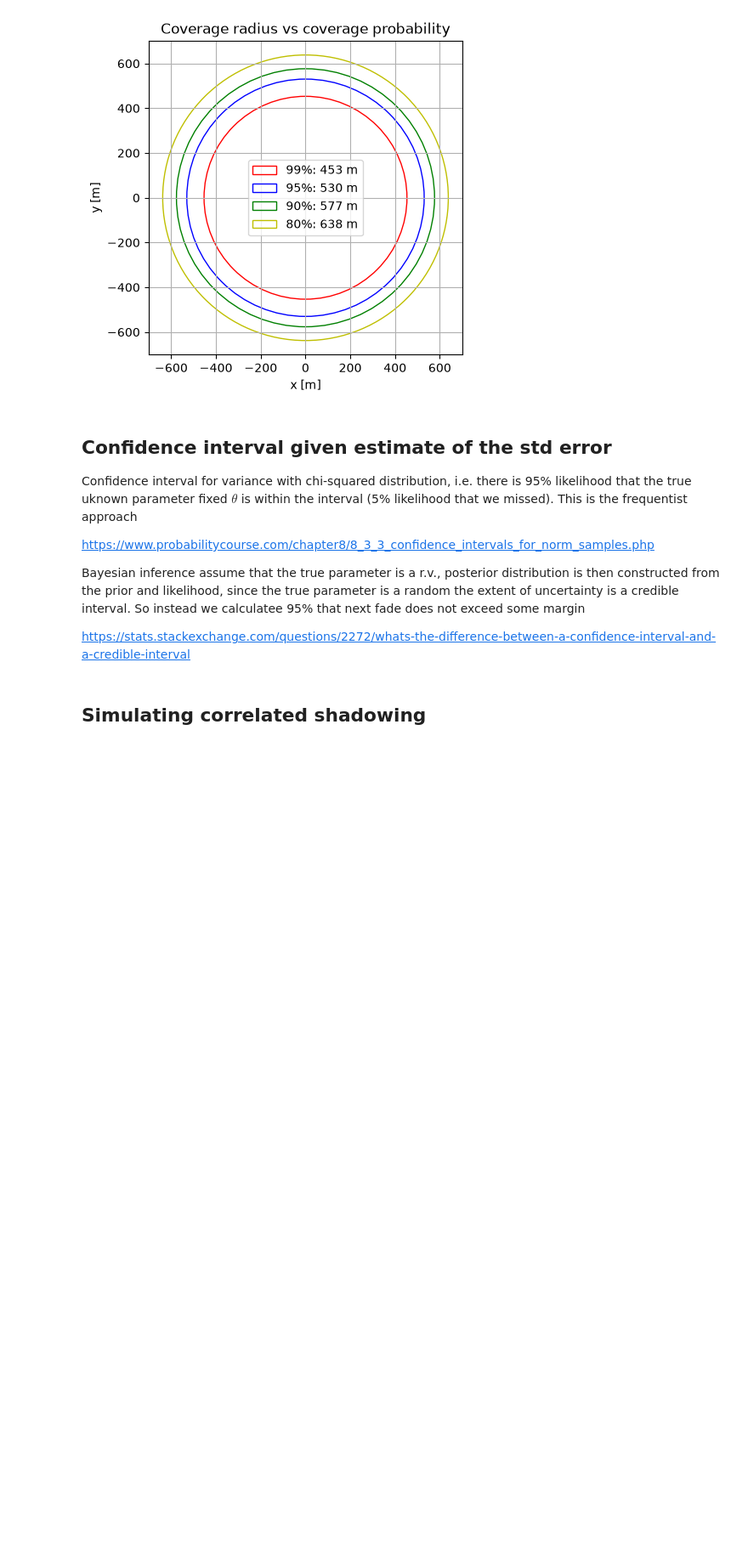
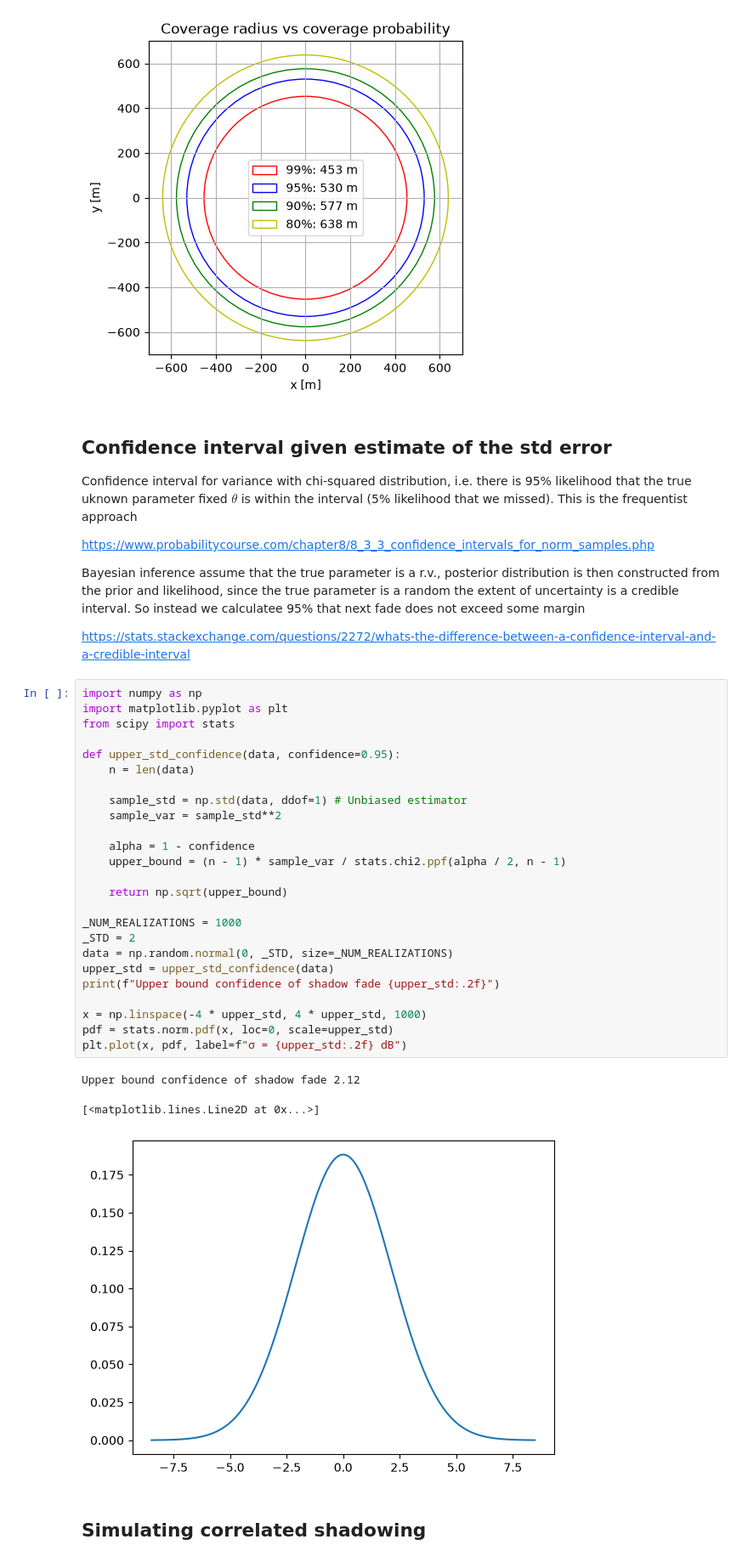
Before and after one commit to CKjaer/district-heating-multihop-sim, a Jupyter notebook: framework/shadowing.ipynb, the cells around one changed output. Shown at 85% size. Saved outputs shown, nothing was run; the diff lists cells and outputs as text; blank space fills up the shorter version.

Commit message:
Update shadow notebook with variance confidence estimation

```diff
--- a/framework/shadowing.ipynb
+++ b/framework/shadowing.ipynb
@@ -99,6 +99,35 @@ https://www.probabilitycourse.com/chapter8/8_3_3_confidence_intervals_for_norm_s
 Bayesian inference assume that the true parameter is a r.v., posterior distribution is then constructed from the prior and likelihood, since the true parameter is a random the extent of uncertainty is a credible interval. So instead we calculatee 95% that next fade does not exceed some margin
 
 https://stats.stackexchange.com/questions/2272/whats-the-difference-between-a-confidence-interval-and-a-credible-interval
+# %%
+import numpy as np
+import matplotlib.pyplot as plt
+from scipy import stats
+
+def upper_std_confidence(data, confidence=0.95):
+    n = len(data)
+
+    sample_std = np.std(data, ddof=1) # Unbiased estimator
+    sample_var = sample_std**2
+
+    alpha = 1 - confidence
+    upper_bound = (n - 1) * sample_var / stats.chi2.ppf(alpha / 2, n - 1)
+
+    return np.sqrt(upper_bound)
+
+_NUM_REALIZATIONS = 1000
+_STD = 2
+data = np.random.normal(0, _STD, size=_NUM_REALIZATIONS)
+upper_std = upper_std_confidence(data)
+print(f"Upper bound confidence of shadow fade {upper_std:.2f}")
+
+x = np.linspace(-4 * upper_std, 4 * upper_std, 1000)
+pdf = stats.norm.pdf(x, loc=0, scale=upper_std)
+plt.plot(x, pdf, label=f"σ = {upper_std:.2f} dB")
+# %% [output]
+Upper bound confidence of shadow fade 2.12
+[<matplotlib.lines.Line2D at 0x...>]
+[figure, added]
 # %% [markdown]
 ## Simulating correlated shadowing
 # %%
```
Also changed, not shown: 1 other file.
